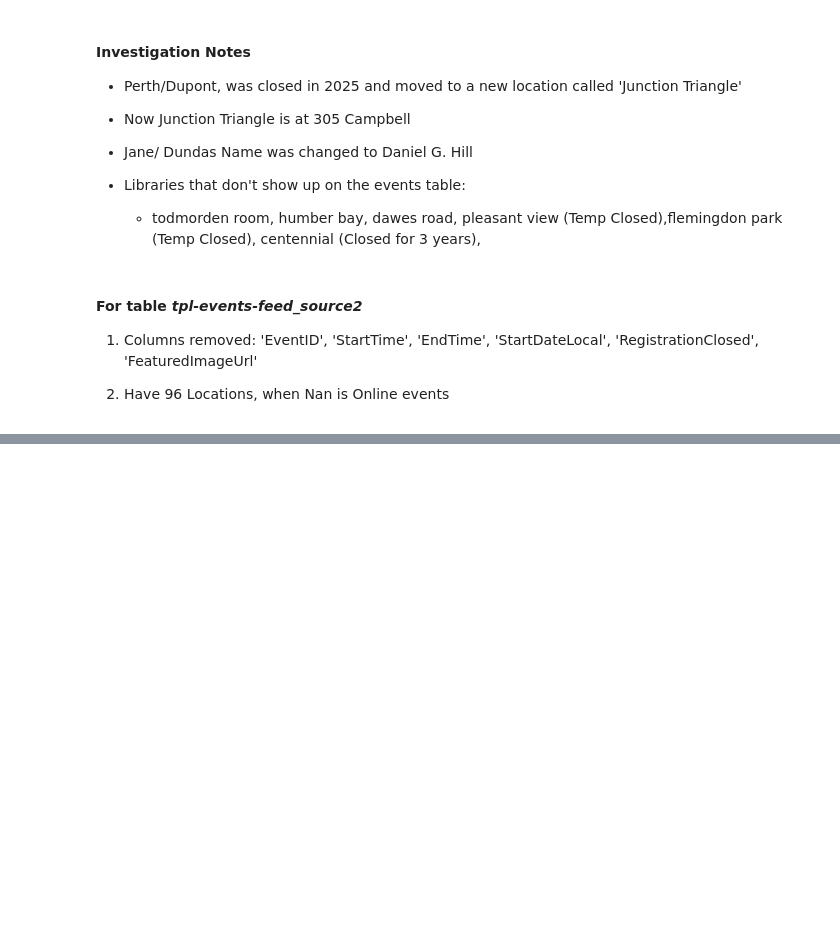
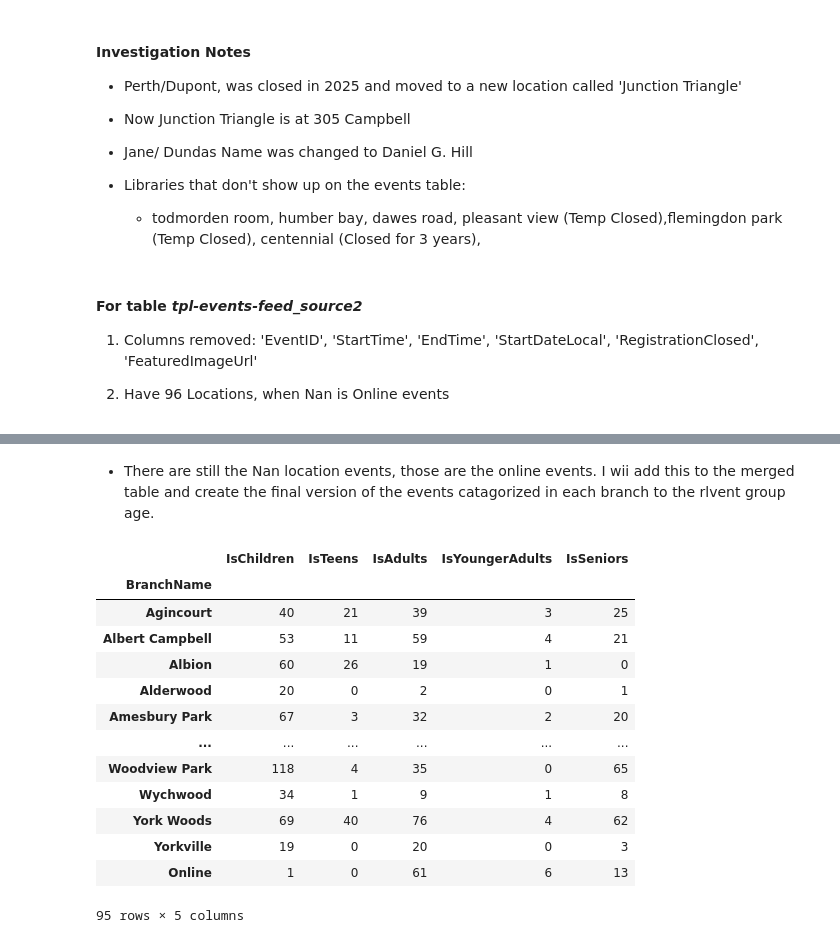
Before and after one commit to EdenKhazma/UVolunteer, a Jupyter notebook: TLPP-Dashboard/final_notes.ipynb, the cells around one changed output, grey strips where cells are left out. Drawn from its saved outputs; the diff is of its cells as text; code cells hidden in the pictures; blank space fills up the shorter version.

```diff
--- a/TLPP-Dashboard/final_notes.ipynb
+++ b/TLPP-Dashboard/final_notes.ipynb
@@ -188,0 +278,42 @@ print(diff_a)
+# %% [markdown]
+- There are still the Nan location events, those are the online events.
+I wii add this to the merged table and create the final version of the events catagorized in each branch to the rlvent group age.
+# %%
+# Online events - all NaN location rows from events table
+online_events = tpl_EFS2_cl[tpl_EFS2_cl['LocationName'].isnull()].copy()
+online_events['LocationName'] = 'Online'
+
+online_events['IsChildren'] = online_events['Audiences'].str.contains('Children', na=False)
+online_events['IsTeens'] = online_events['Audiences'].str.contains('Teens', na=False)
+online_events['IsSeniors'] = online_events['Audiences'].str.contains('Older Adults', na=False)
+online_events['IsAdults'] = online_events['Audiences'].str.contains(r'Adults \(18\+\)', na=False)
+online_events['IsYoungerAdults'] = online_events['Audiences'].str.contains('Younger Adults', na=False)
+
+events_by_group_online = online_events.groupby('LocationName')[
+    ['IsChildren', 'IsTeens', 'IsAdults', 'IsYoungerAdults','IsSeniors']
+].sum()
+
+events_by_group_online = events_by_group_online.rename_axis('BranchName')
+
+events_by_group
+events_by_group_online
+
+# EBB - Events By Brench
+EBB_final = pd.concat([events_by_group, events_by_group_online])
+
+EBB_final
+# %% [output]
+|  | IsChildren | IsTeens | IsAdults | IsYoungerAdults | IsSeniors |
+| BranchName |  |  |  |  |  |
+| Agincourt | 40 | 21 | 39 | 3 | 25 |
+| Albert Campbell | 53 | 11 | 59 | 4 | 21 |
+| Albion | 60 | 26 | 19 | 1 | 0 |
+| Alderwood | 20 | 0 | 2 | 0 | 1 |
+| Amesbury Park | 67 | 3 | 32 | 2 | 20 |
+| ... | ... | ... | ... | ... | ... |
+| Woodview Park | 118 | 4 | 35 | 0 | 65 |
+| Wychwood | 34 | 1 | 9 | 1 | 8 |
+| York Woods | 69 | 40 | 76 | 4 | 62 |
+| Yorkville | 19 | 0 | 20 | 0 | 3 |
+| Online | 1 | 0 | 61 | 6 | 13 |
+95 rows × 5 columns
```
Also changed, not shown: parts of 19 cells of this notebook, 2 other files.
